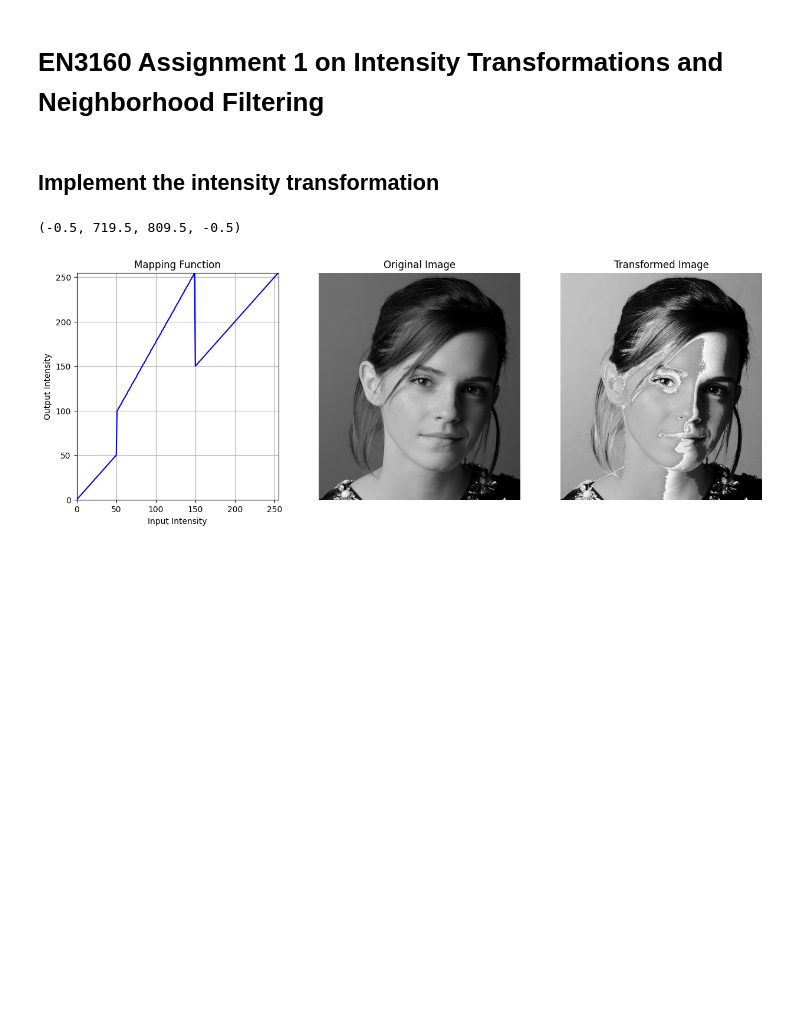
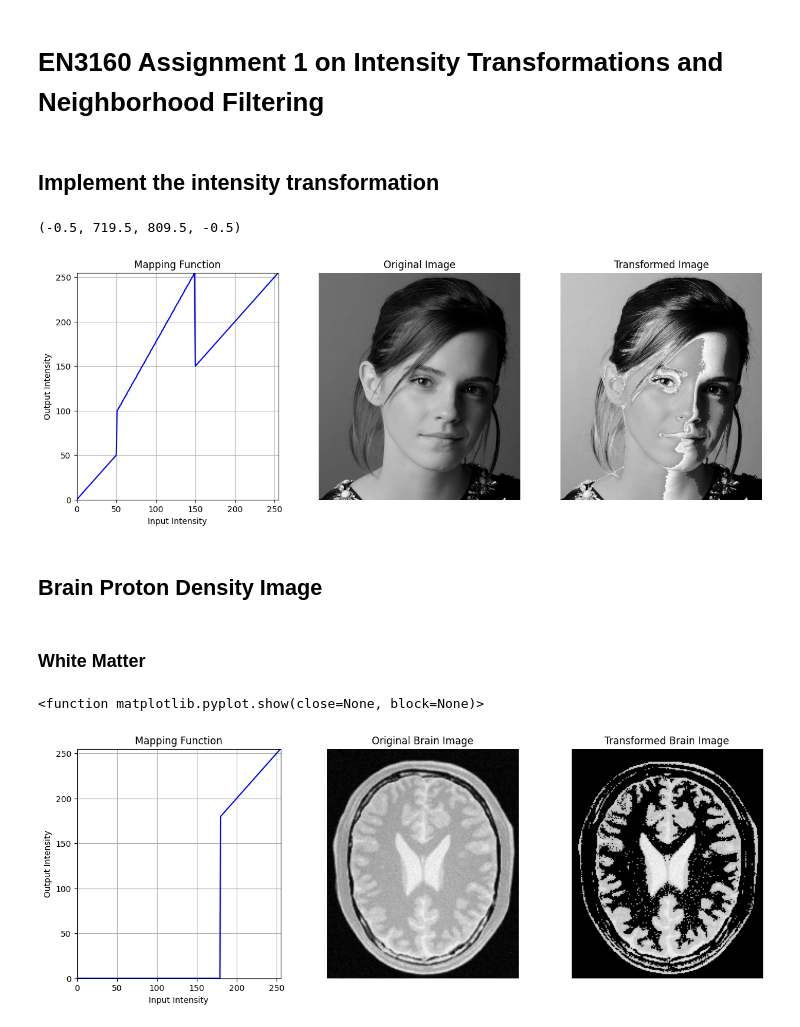
Before and after one commit to Achi-456/CV-Assignment-1, a Jupyter notebook: Assingment 1.ipynb, the cells around one changed output. Cells and saved outputs as stored; diff of their text form; code cells hidden in the pictures; blank space fills up the shorter version.

Commit message:
Intensity Transformation for a Brain Proton Density Image

```diff
--- a/Assingment 1.ipynb
+++ b/Assingment 1.ipynb
@@ -9,7 +9,7 @@ import matplotlib.pyplot as plt
 
 # Define breakpoints and mappings
 # Each tuple: (input_intensity, output_intensity)
-control_points = np.array([
+cp_emma = np.array([
     (0, 0),
     (50, 50),
     (51, 100),
@@ -21,8 +21,8 @@ control_points = np.array([
 # Create LUT
 LUT = np.zeros(256, dtype=np.uint8)
 
-def linear_transform(c_point,lut ):
-    for i in range(len(c_point) - 1):
+def linear_transform(control_points,lut ):
+    for i in range(len(control_points) - 1):
         x1, y1 = control_points[i]
         x2, y2 = control_points[i + 1]
         slope = (y2 - y1) / (x2 - x1)
@@ -30,7 +30,7 @@ def linear_transform(c_point,lut ):
             lut[x] = np.clip(slope * (x - x1) + y1, 0, 255)
     return lut
 
-LUT = linear_transform(control_points, LUT)
+LUT = linear_transform(cp_emma, LUT)
 # Read image in grayscale
 img_orig = cv2.imread('a1images/emma.jpg', cv2.IMREAD_GRAYSCALE)
 
@@ -58,3 +58,50 @@ plt.axis('off')
 # %% [output]
 (-0.5, 719.5, 809.5, -0.5)
 [figure]
+# %% [markdown]
+##  Brain Proton Density Image ##
+# %% [markdown]
+### White Matter ###
+# %%
+cp_wm = np.array([
+    (0,0),
+    (179,0),
+    (180,180),
+    (255,255)
+])
+
+wm_lut = np.zeros(256, dtype=np.uint8)
+
+wm_lut = linear_transform(cp_wm, wm_lut)
+
+plt.figure(figsize=(15, 5))
+
+plt.subplot(131)
+plt.plot(wm_lut, color='blue')
+plt.title('Mapping Function')
+plt.xlabel('Input Intensity')
+plt.ylabel('Output Intensity')
+plt.grid()
+plt.xlim(0, 255)
+plt.ylim(0, 255)
+
+
+
+img_brain = cv2.imread('a1images/brain_proton_density_slice.png', cv2.IMREAD_GRAYSCALE)
+
+plt.subplot(132)
+plt.imshow(img_brain, cmap='gray')
+plt.title('Original Brain Image')
+plt.axis('off')
+
+img_brain_transformed_WM = cv2.LUT(img_brain, w_lut)
+
+plt.subplot(133)
+plt.imshow(img_brain_transformed_WM, cmap='gray')
+plt.title('Transformed Brain Image')
+plt.axis('off')
+
+plt.show
+# %% [output]
+<function matplotlib.pyplot.show(close=None, block=None)>
+[figure, added]
```
Also changed, not shown: parts of 2 cells of this notebook.
